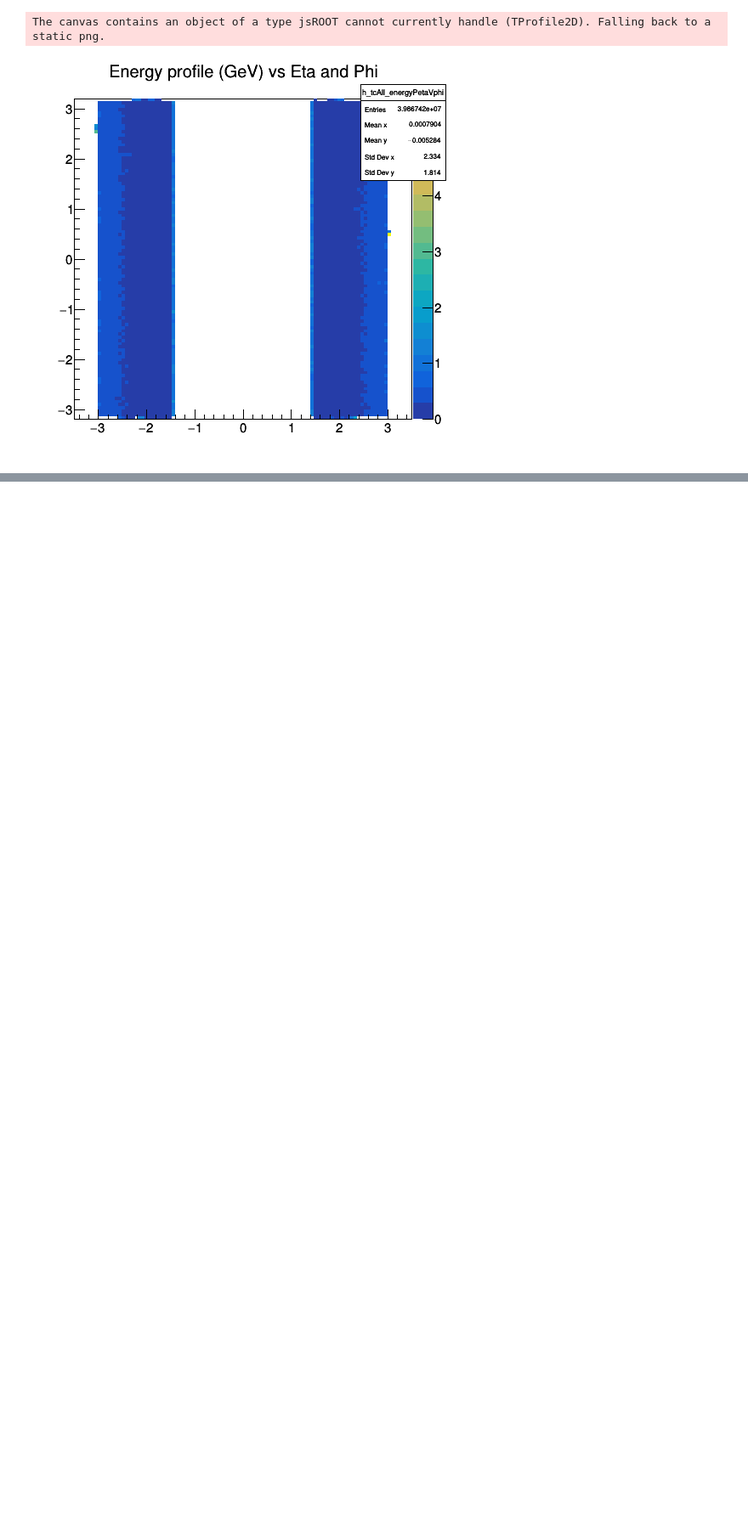
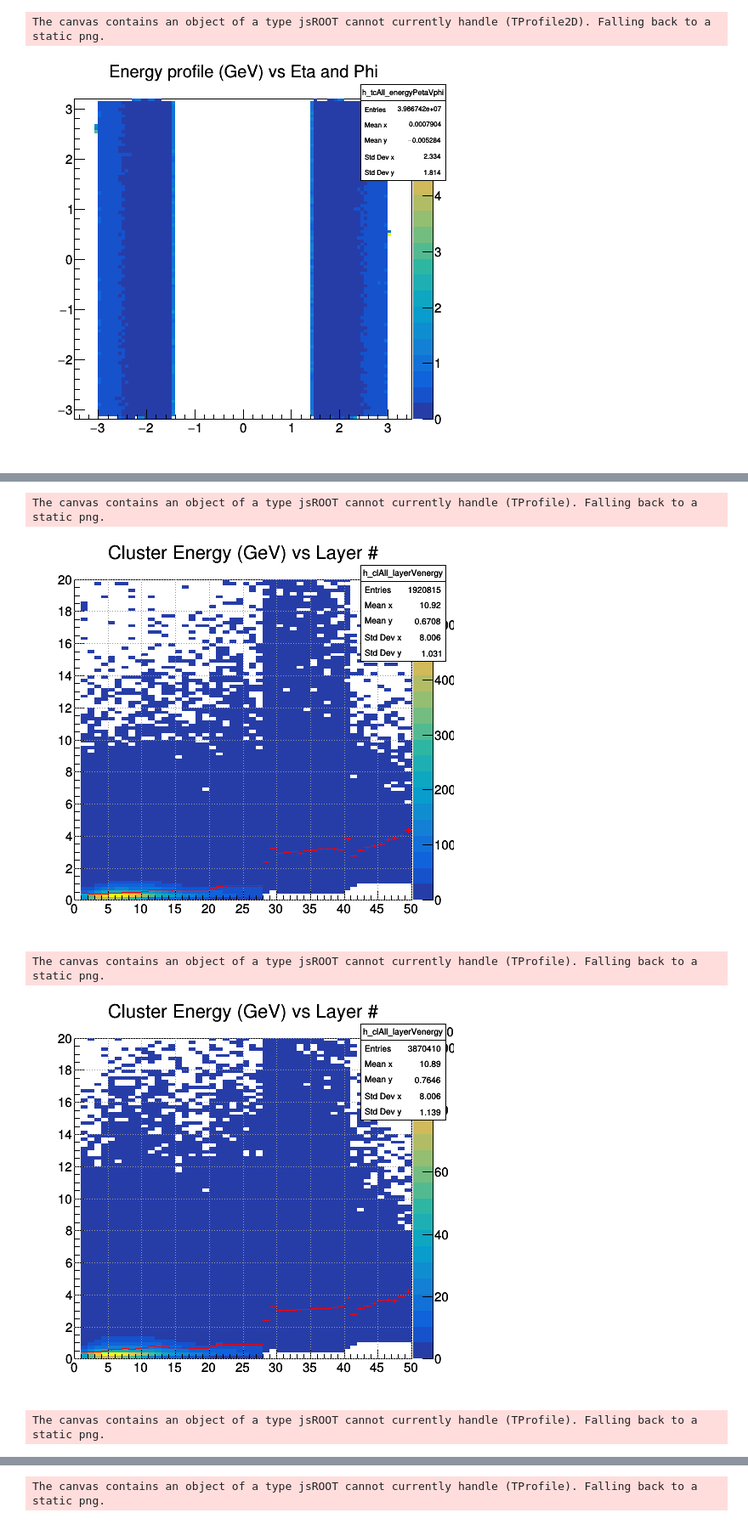
Before and after one commit to cerminar/ntuple-analysis, a Jupyter notebook: plotter.ipynb, the cells around one changed output, grey strips where cells are left out. Shown at 85% size. Saved outputs shown, nothing was run; the diff lists cells and outputs as text; code cells hidden in the pictures; blank space fills up the shorter version.

```diff
--- a/plotter.ipynb
+++ b/plotter.ipynb
@@ -265,0 +295,10 @@ line.Draw('same')
+# %%
+hclAll_histos = [histos.ClusterHistos('h_clAll', sample.histo_file) for sample in samples]
+
+hclAll_energies = [histo.h_energy for histo in hclAll_histos]
+drawSame(hclAll_energies, pu_labels,'hist', logy=True)
+
+
+hclAll_energies_scaled = [histo.h_energy.Clone() for histo in hclAll_histos]
+
+drawSame(hclAll_energies_scaled, pu_labels,'hist',norm=True, logy=True)
@@ -265,0 +318,9 @@ line.Draw('same')
+# %%
+hclAll_layerVenergy = [histo.h_layerVenergy for histo in hclAll_histos]
+drawSeveral(hclAll_layerVenergy, pu_labels,'COLZ',do_profile=True)
+# %% [output]
+The canvas contains an object of a type jsROOT cannot currently handle (TProfile). Falling back to a static png.
+[figure, added]
+The canvas contains an object of a type jsROOT cannot currently handle (TProfile). Falling back to a static png.
+[figure, added]
+The canvas contains an object of a type jsROOT cannot currently handle (TProfile). Falling back to a static png.
@@ -265,0 +328 @@ line.Draw('same')
+The canvas contains an object of a type jsROOT cannot currently handle (TProfile). Falling back to a static png.
```
Also changed, not shown: parts of 18 cells of this notebook.
